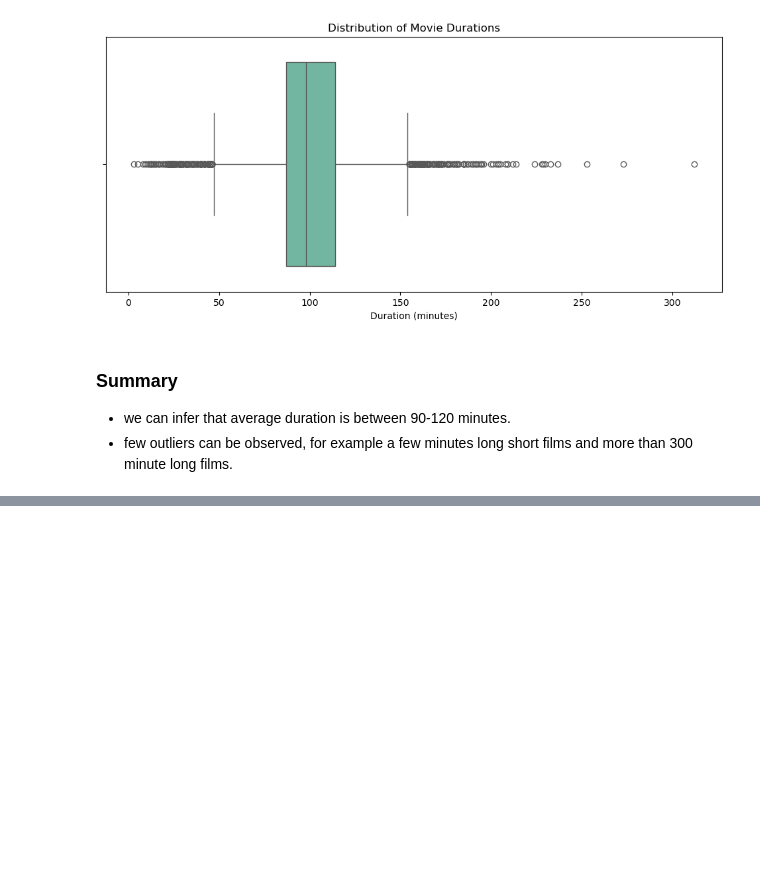
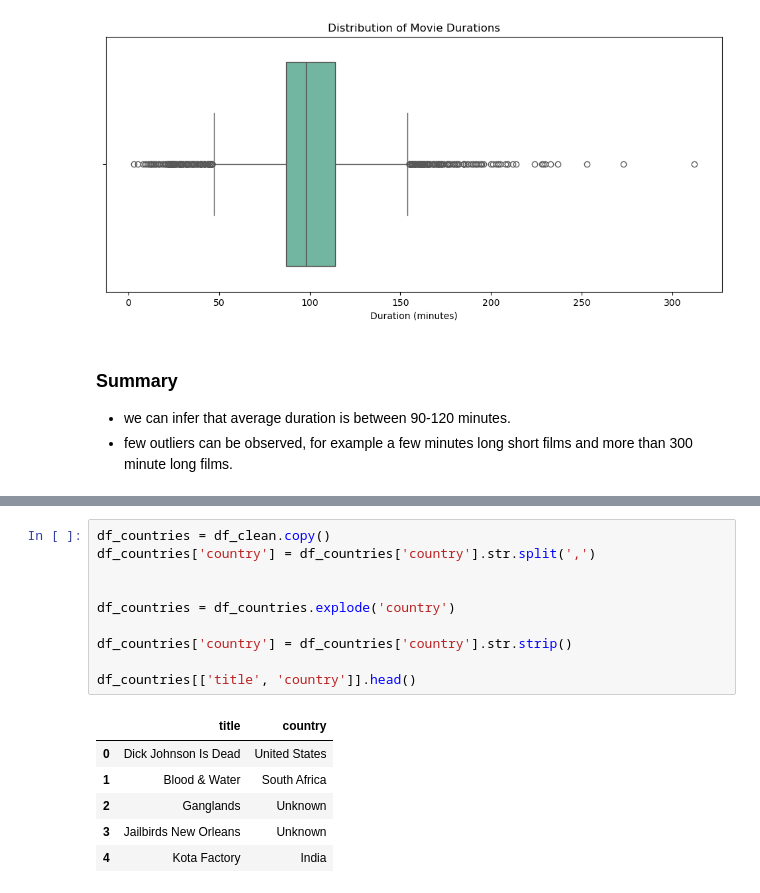
Before and after one commit to aahad112231-prog/Netflix_EDA, a Jupyter notebook: notebooks/netflix_analysis.ipynb, the cells around one changed output, grey strips where cells are left out. Drawn from its saved outputs; the diff is of its cells as text; blank space fills up the shorter version.

```diff
--- a/notebooks/netflix_analysis.ipynb
+++ b/notebooks/netflix_analysis.ipynb
@@ -351,0 +401,17 @@ Passing `palette` without assigning `hue` is deprecated and will be removed in v
+# %%
+df_countries = df_clean.copy()
+df_countries['country'] = df_countries['country'].str.split(',')
+
+
+df_countries = df_countries.explode('country')
+
+df_countries['country'] = df_countries['country'].str.strip()
+
+df_countries[['title', 'country']].head()
+# %% [output]
+|  | title | country |
+| 0 | Dick Johnson Is Dead | United States |
+| 1 | Blood & Water | South Africa |
+| 2 | Ganglands | Unknown |
+| 3 | Jailbirds New Orleans | Unknown |
+| 4 | Kota Factory | India |
```
Also changed, not shown: parts of 8 cells of this notebook, 8 other files.
